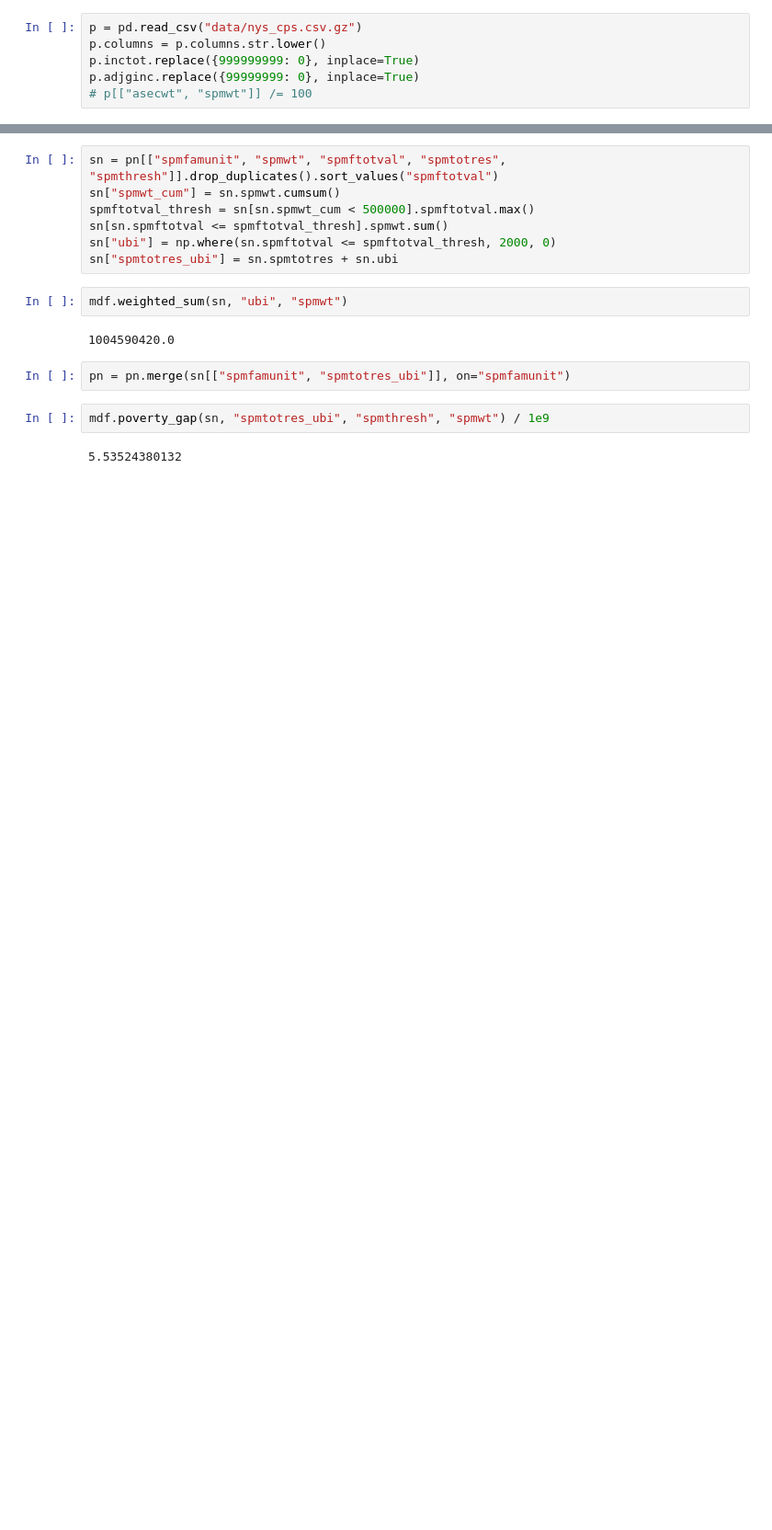
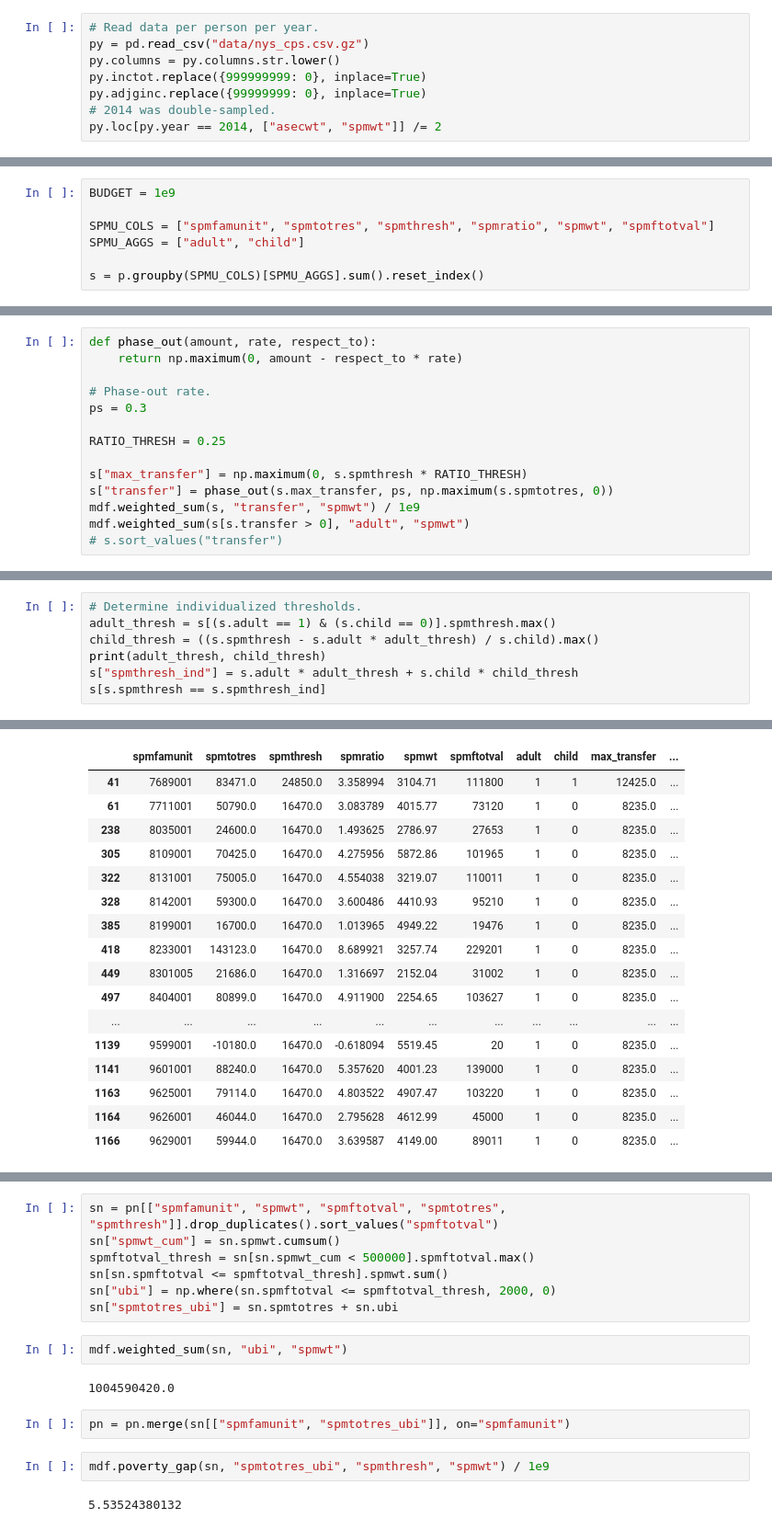
Before and after one commit to UBICenter/yang-nyc, a Jupyter notebook: analysis.ipynb, the cells around one changed output, grey strips where cells are left out. Shown at 92% size. Drawn from its saved outputs; the diff is of its cells as text; blank space fills up the shorter version.

Commit message:
Add multiple years to ASEC

```diff
--- a/analysis.ipynb
+++ b/analysis.ipynb
@@ -7,9 +8,11 @@ import plotly.express as px
 # %%
-p = pd.read_csv("data/nys_cps.csv.gz")
-p.columns = p.columns.str.lower()
-p.inctot.replace({999999999: 0}, inplace=True)
-p.adjginc.replace({99999999: 0}, inplace=True)
-# p[["asecwt", "spmwt"]] /= 100
+# Read data per person per year.
+py = pd.read_csv("data/nys_cps.csv.gz")
+py.columns = py.columns.str.lower()
+py.inctot.replace({999999999: 0}, inplace=True)
+py.adjginc.replace({99999999: 0}, inplace=True)
+# 2014 was double-sampled.
+py.loc[py.year == 2014, ["asecwt", "spmwt"]] /= 2
 # %%
 NYC_COUNTY = pd.DataFrame(columns=["fips", "county", "pop_m"])
 NYS_FIPS = 36
@@ -35,0 +121,7 @@ NYC_COUNTY
+# %%
+BUDGET = 1e9
+
+SPMU_COLS = ["spmfamunit", "spmtotres", "spmthresh", "spmratio", "spmwt", "spmftotval"]
+SPMU_AGGS = ["adult", "child"]
+
+s = p.groupby(SPMU_COLS)[SPMU_AGGS].sum().reset_index()
@@ -35,0 +133,14 @@ NYC_COUNTY
+# %%
+def phase_out(amount, rate, respect_to):
+    return np.maximum(0, amount - respect_to * rate)
+
+# Phase-out rate.
+ps = 0.3
+
+RATIO_THRESH = 0.25
+
+s["max_transfer"] = np.maximum(0, s.spmthresh * RATIO_THRESH)
+s["transfer"] = phase_out(s.max_transfer, ps, np.maximum(s.spmtotres, 0))
+mdf.weighted_sum(s, "transfer", "spmwt") / 1e9
+mdf.weighted_sum(s[s.transfer > 0], "adult", "spmwt")
+# s.sort_values("transfer")
@@ -35,0 +149,8 @@ NYC_COUNTY
+# %%
+# Determine individualized thresholds.
+adult_thresh = s[(s.adult == 1) & (s.child == 0)].spmthresh.max()
+child_thresh = ((s.spmthresh - s.adult * adult_thresh) / s.child).max()
+print(adult_thresh, child_thresh)
+s["spmthresh_ind"] = s.adult * adult_thresh + s.child * child_thresh
+s[s.spmthresh == s.spmthresh_ind]
+# %% [output]
@@ -35,0 +158,17 @@ NYC_COUNTY
+|  | spmfamunit | spmtotres | spmthresh | spmratio | spmwt | spmftotval | adult | child | max_transfer | ... |
+| 41 | 7689001 | 83471.0 | 24850.0 | 3.358994 | 3104.71 | 111800 | 1 | 1 | 12425.0 | ... |
+| 61 | 7711001 | 50790.0 | 16470.0 | 3.083789 | 4015.77 | 73120 | 1 | 0 | 8235.0 | ... |
+| 238 | 8035001 | 24600.0 | 16470.0 | 1.493625 | 2786.97 | 27653 | 1 | 0 | 8235.0 | ... |
+| 305 | 8109001 | 70425.0 | 16470.0 | 4.275956 | 5872.86 | 101965 | 1 | 0 | 8235.0 | ... |
+| 322 | 8131001 | 75005.0 | 16470.0 | 4.554038 | 3219.07 | 110011 | 1 | 0 | 8235.0 | ... |
+| 328 | 8142001 | 59300.0 | 16470.0 | 3.600486 | 4410.93 | 95210 | 1 | 0 | 8235.0 | ... |
+| 385 | 8199001 | 16700.0 | 16470.0 | 1.013965 | 4949.22 | 19476 | 1 | 0 | 8235.0 | ... |
+| 418 | 8233001 | 143123.0 | 16470.0 | 8.689921 | 3257.74 | 229201 | 1 | 0 | 8235.0 | ... |
+| 449 | 8301005 | 21686.0 | 16470.0 | 1.316697 | 2152.04 | 31002 | 1 | 0 | 8235.0 | ... |
+| 497 | 8404001 | 80899.0 | 16470.0 | 4.911900 | 2254.65 | 103627 | 1 | 0 | 8235.0 | ... |
+| ... | ... | ... | ... | ... | ... | ... | ... | ... | ... | ... |
+| 1139 | 9599001 | -10180.0 | 16470.0 | -0.618094 | 5519.45 | 20 | 1 | 0 | 8235.0 | ... |
+| 1141 | 9601001 | 88240.0 | 16470.0 | 5.357620 | 4001.23 | 139000 | 1 | 0 | 8235.0 | ... |
+| 1163 | 9625001 | 79114.0 | 16470.0 | 4.803522 | 4907.47 | 103220 | 1 | 0 | 8235.0 | ... |
+| 1164 | 9626001 | 46044.0 | 16470.0 | 2.795628 | 4612.99 | 45000 | 1 | 0 | 8235.0 | ... |
+| 1166 | 9629001 | 59944.0 | 16470.0 | 3.639587 | 4149.00 | 89011 | 1 | 0 | 8235.0 | ... |
```
Also changed, not shown: parts of 13 cells of this notebook, 1 other file.
